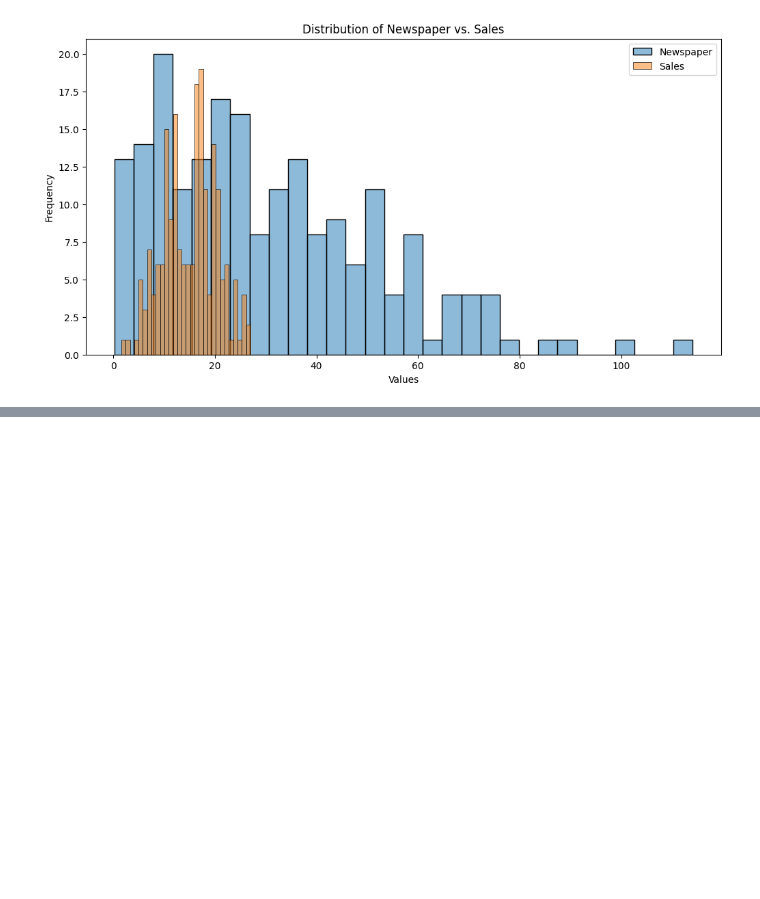
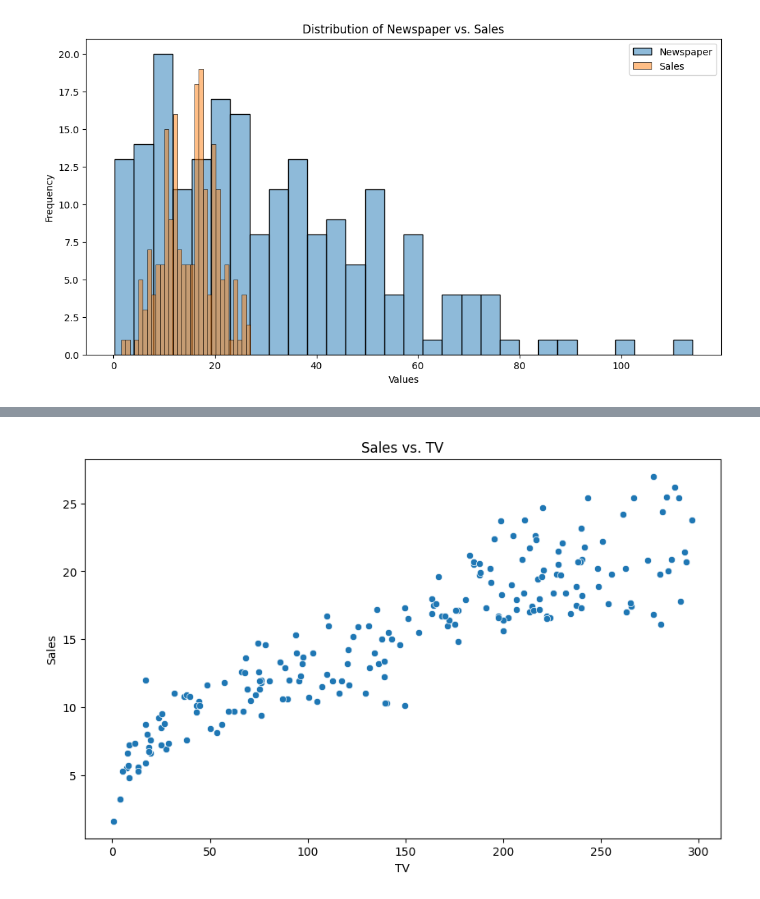
Before and after one commit to Vomkar2024/CODESOFTDS, a Jupyter notebook: TASK4.ipynb, the cells around one changed output, grey strips where cells are left out. Saved outputs shown, nothing was run; the diff lists cells and outputs as text; code cells hidden in the pictures; blank space fills up the shorter version.

```diff
--- a/TASK4.ipynb
+++ b/TASK4.ipynb
@@ -84,0 +98,9 @@ plt.show()
+# %%
+plt.figure(figsize=(10, 6))
+sns.scatterplot(x='TV', y='Sales', data=df)
+plt.title('Sales vs. TV')
+plt.xlabel('TV')
+plt.ylabel('Sales')
+plt.show()
+# %% [output]
+[figure, added]
```
Also changed, not shown: parts of 7 cells of this notebook.
